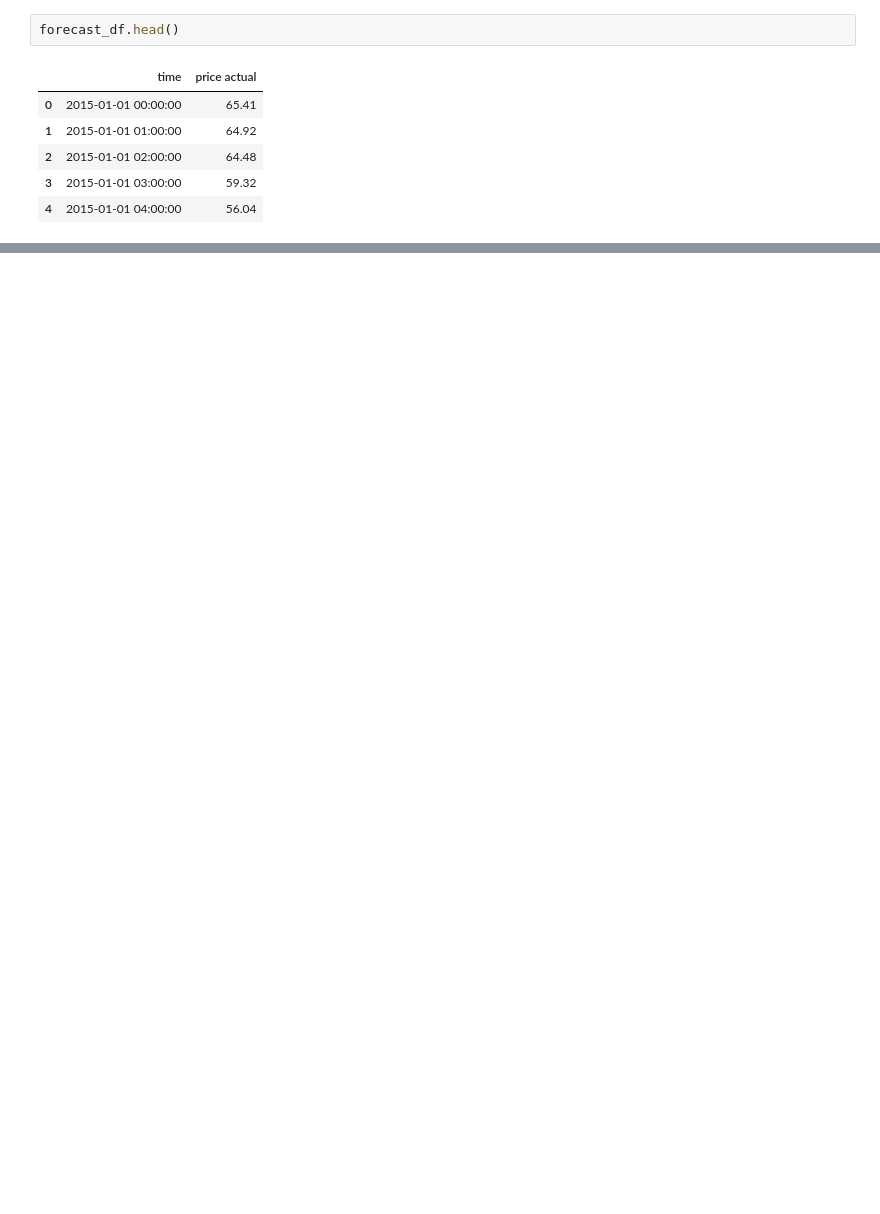
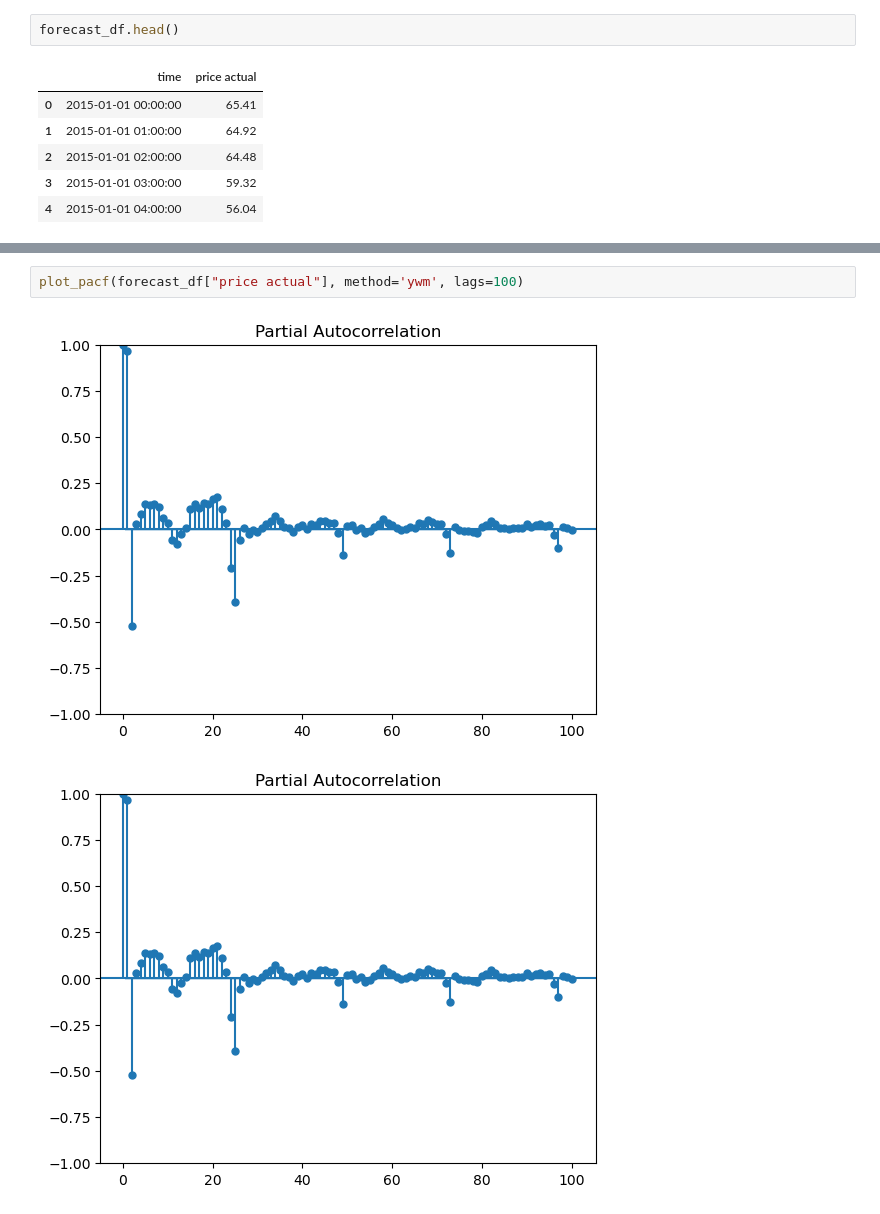
Before and after one commit to Er90Space/IntegratedCA2_ML-DV_CCT, a Jupyter notebook: CA2_ML_Dvis.ipynb, the cells around one changed output, grey strips where cells are left out. Cells and saved outputs as stored; diff of their text form; blank space fills up the shorter version.

```diff
--- a/CA2_ML_Dvis.ipynb
+++ b/CA2_ML_Dvis.ipynb
@@ -128,0 +149,5 @@ forecast_df.head()
+# %%
+plot_pacf(forecast_df["price actual"], method='ywm', lags=100)
+# %% [output]
+[figure, added]
+[figure, added]
```
Also changed, not shown: parts of 21 cells of this notebook.
